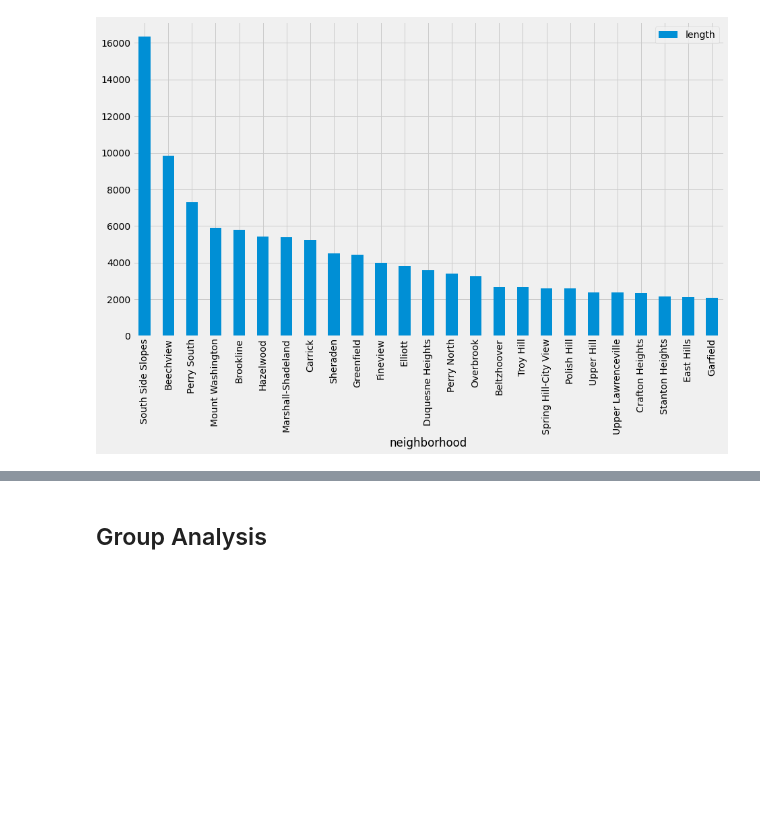
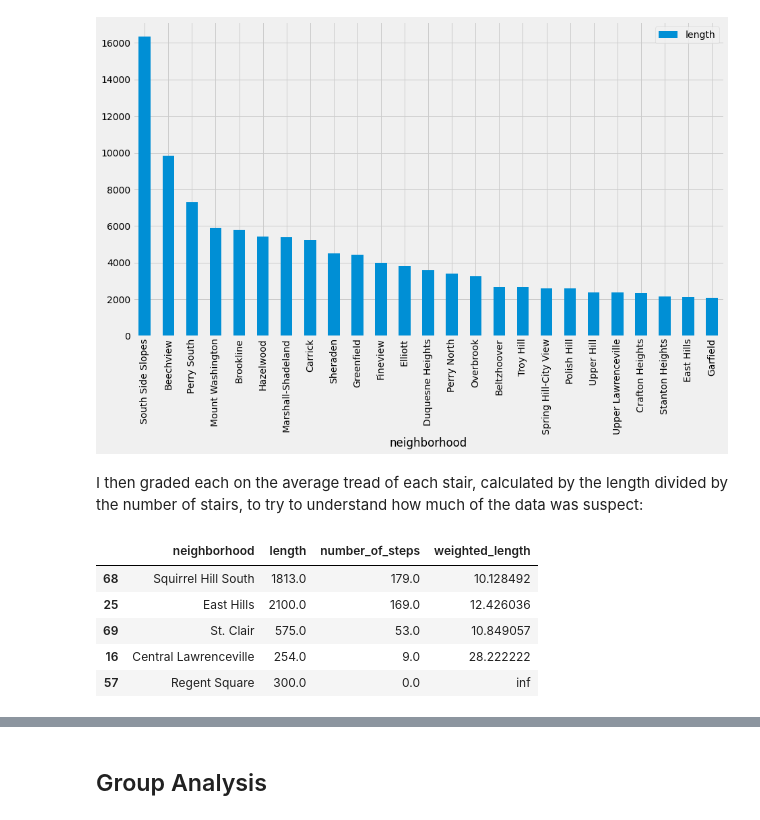
Before and after one commit to SodiKroehler/CS0010_Final_Project, a Jupyter notebook: group26_final.ipynb, the cells around one changed output, grey strips where cells are left out. Cells and saved outputs as stored; diff of their text form; code cells hidden in the pictures; blank space fills up the shorter version.

Commit message:
group writeup update(SK)

```diff
--- a/group26_final.ipynb
+++ b/group26_final.ipynb
@@ -128,3 +134,18 @@ top_five.plot(kind = "bar", figsize=(14,8))
 # %% [output]
 <matplotlib.axes._subplots.AxesSubplot at 0x...>
 [figure]
+# %% [markdown]
+I then graded each on the average tread of each stair, calculated by the length divided by the number of stairs, to try to understand how much of the data was suspect:
+# %%
+stairs_by_numSteps = stairs[["neighborhood", "length","number_of_steps"]].groupby("neighborhood").sum().reset_index()
+stairs_by_numSteps["weighted_length"] = stairs_by_numSteps["length"] / stairs_by_numSteps["number_of_steps"]
+stairs_with_good_treads = stairs_by_numSteps[stairs_by_numSteps["weighted_length"] > 10]
+top5_stairs_with_good_treads = stairs_with_good_treads.sort_values(by = "number_of_steps", ascending = False)
+top5_stairs_with_good_treads
+# %% [output]
+|  | neighborhood | length | number_of_steps | weighted_length |
+| 68 | Squirrel Hill South | 1813.0 | 179.0 | 10.128492 |
+| 25 | East Hills | 2100.0 | 169.0 | 12.426036 |
+| 69 | St. Clair | 575.0 | 53.0 | 10.849057 |
+| 16 | Central Lawrenceville | 254.0 | 9.0 | 28.222222 |
+| 57 | Regent Square | 300.0 | 0.0 | inf |
```
Also changed, not shown: parts of 8 cells of this notebook, 1 other file.
